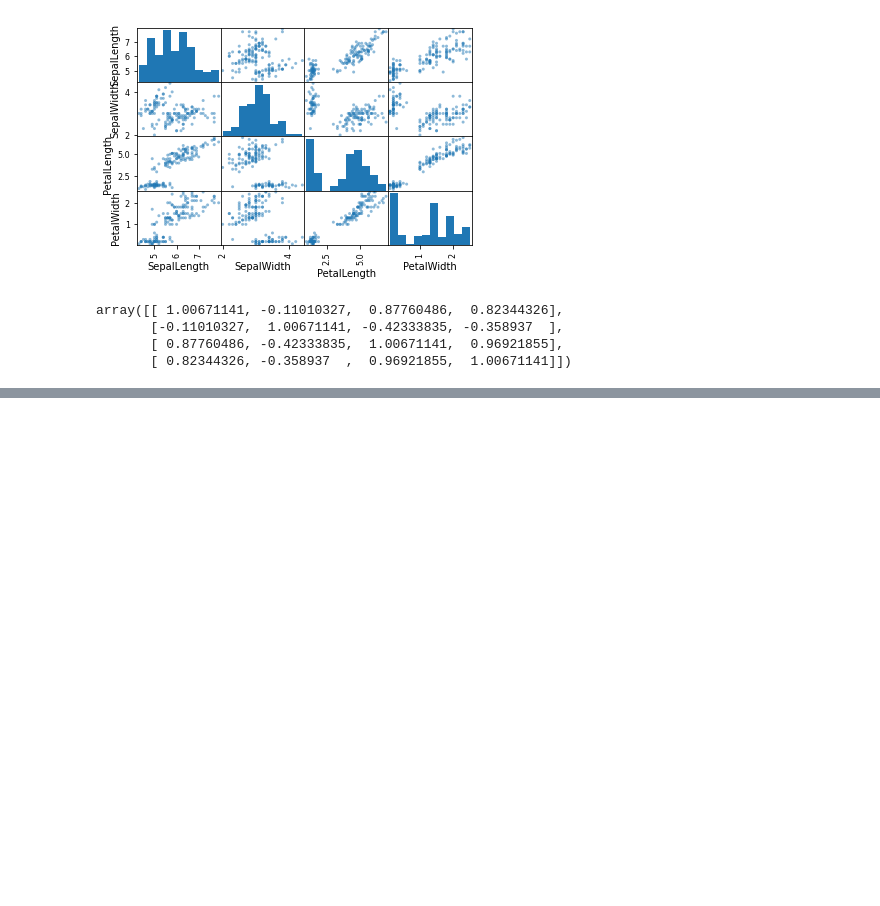
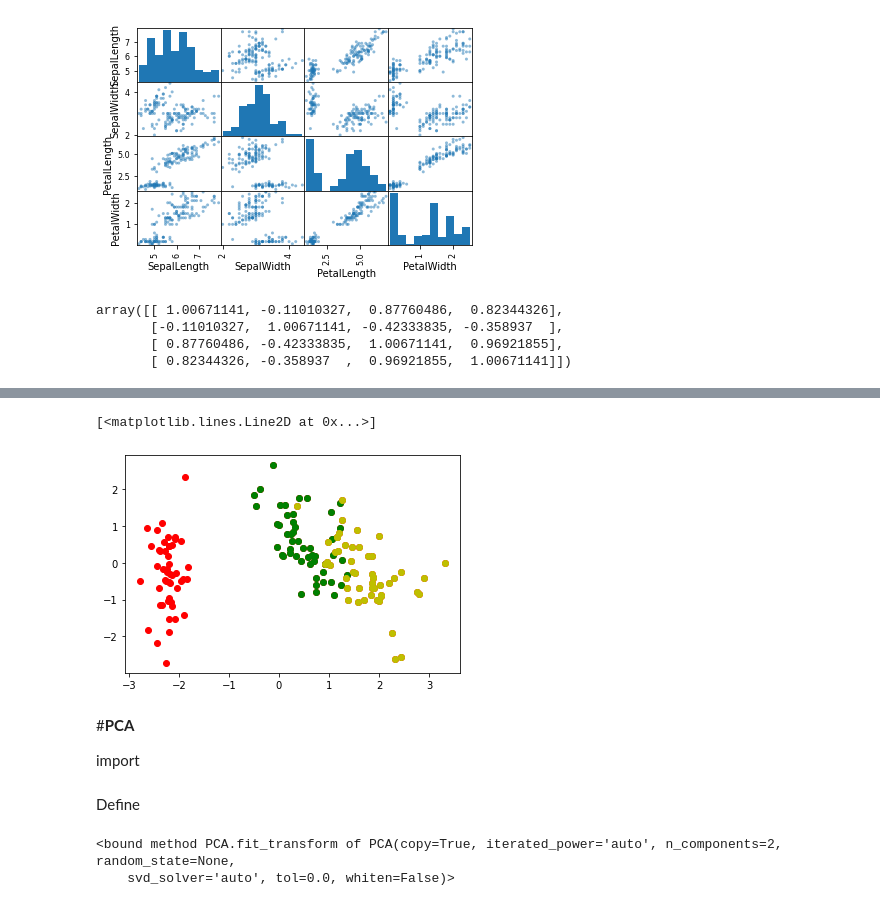
Before and after one commit to nualpair/multivariate, a Jupyter notebook: Chapter3_PCA.ipynb, the cells around one changed output, grey strips where cells are left out. Saved outputs shown, nothing was run; the diff lists cells and outputs as text; code cells hidden in the pictures; blank space fills up the shorter version.

```diff
--- a/Chapter3_PCA.ipynb
+++ b/Chapter3_PCA.ipynb
@@ -248,0 +363,11 @@ array([[ 1.00671141, -0.11010327,  0.87760486,  0.82344326],
+# %%
+plt.plot(X_pca[:,0],X_pca[:,1],'or')
+plt.plot(X_pca[50:100,0],X_pca[50:100,1],'og')
+plt.plot(X_pca[100:,0],X_pca[100:,1],'oy')
+# %% [output]
+[<matplotlib.lines.Line2D at 0x...>]
+[figure, added]
+# %% [markdown]
+#**PCA**
+
+import
@@ -248,0 +376,2 @@ array([[ 1.00671141, -0.11010327,  0.87760486,  0.82344326],
+# %% [markdown]
+Define
@@ -248,0 +380,7 @@ array([[ 1.00671141, -0.11010327,  0.87760486,  0.82344326],
+# %%
+#Fit - transform
+new_pca =pca.fit_transform
+new_pca
+# %% [output]
+<bound method PCA.fit_transform of PCA(copy=True, iterated_power='auto', n_components=2, random_state=None,
+    svd_solver='auto', tol=0.0, whiten=False)>
```
Also changed, not shown: parts of 16 cells of this notebook.
